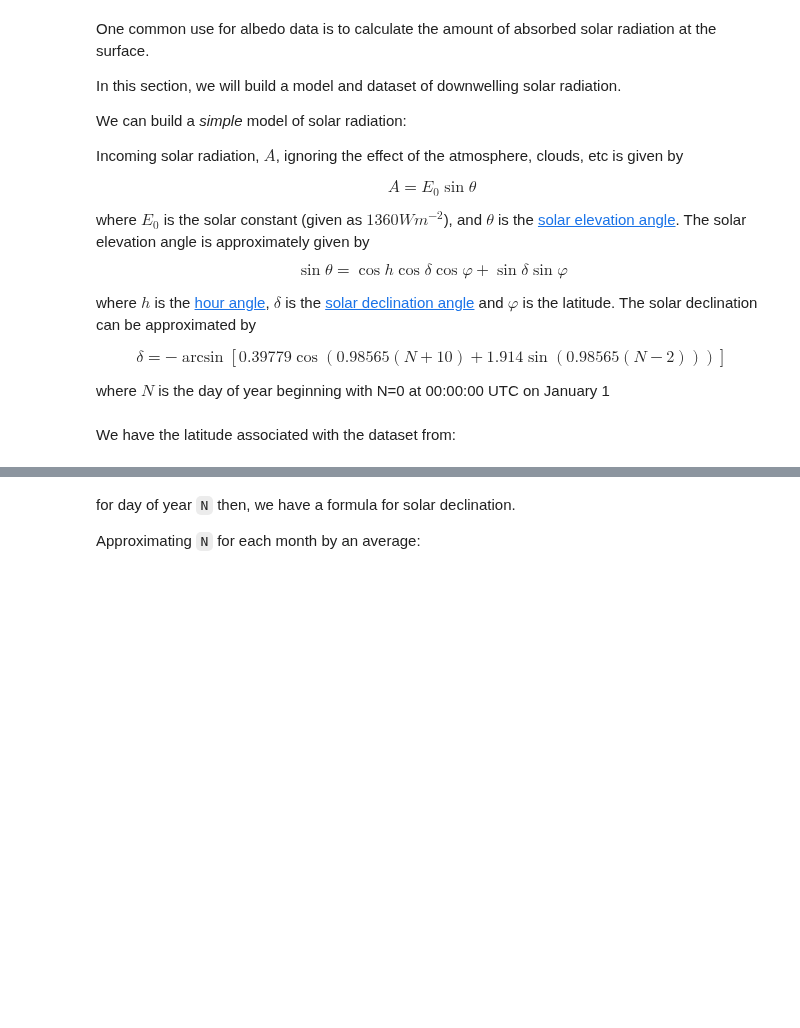
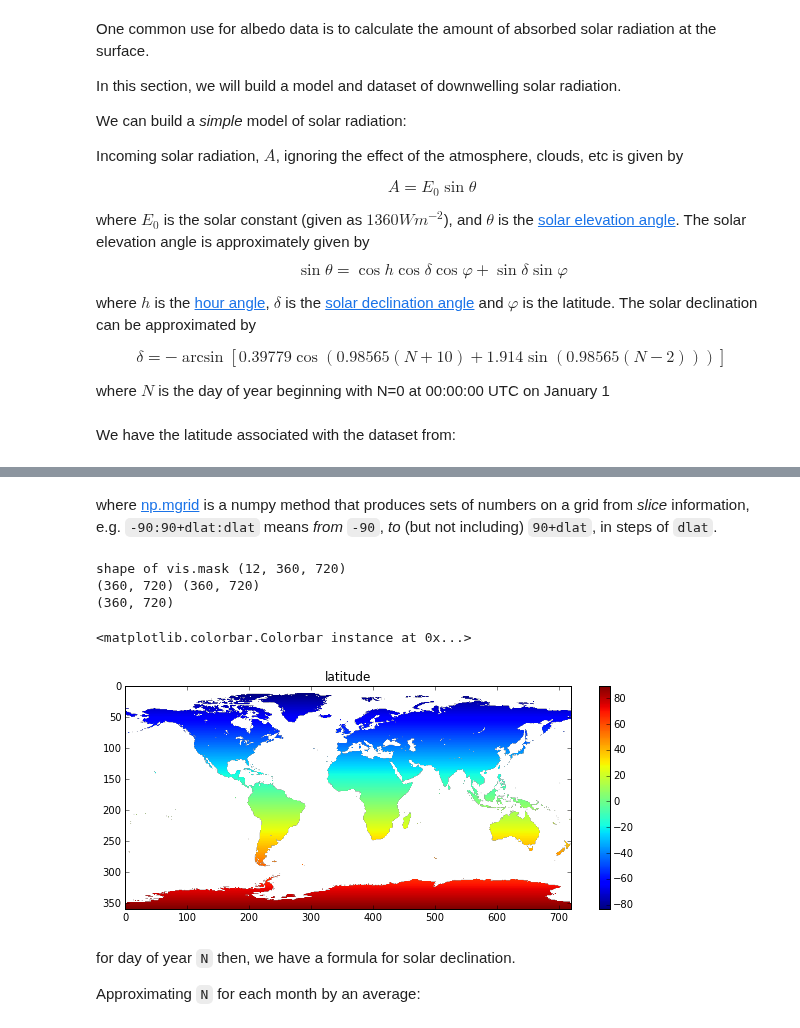
Before and after one commit to profLewis/geogg122, a Jupyter notebook: Chapter3_Scientific_Numerical_Python/Scientific_Numerical_Python.ipynb, the cells around one changed output, grey strips where cells are left out. Drawn from its saved outputs; the diff is of its cells as text; code cells hidden in the pictures; blank space fills up the shorter version.

```diff
--- a/Chapter3_Scientific_Numerical_Python/Scientific_Numerical_Python.ipynb
+++ b/Chapter3_Scientific_Numerical_Python/Scientific_Numerical_Python.ipynb
@@ -1366,0 +1522,19 @@ plt.ylabel('latitude')
+# %%
+# example filename : use formatting string:
+# %d%02d
+year = 2009
+month = 1
+filename = root + 'GlobAlbedo.%d%02d.mosaic.5.nc'%(year,month)
+print filename
+
+# read some data to get the shape
+vis = masked(layers=['BHR_VIS'])
+
+# latitude, longitude
+dd = 0.5
+
+lat,lon = np.mgrid[-90+dd/2:90+dd/2:dd,-180+dd/2:180+dd/2:dd]
+print '------ latitude ------'
+print lat
+print '------ longitude ------'
+print lon
@@ -1367,3 +1559,31 @@ plt.ylabel('latitude')
+# %% [markdown]
+where [np.mgrid](http://docs.scipy.org/doc/numpy/reference/generated/numpy.mgrid.html) is a numpy method that produces sets of numbers on a grid from *slice* information, e.g. `-90:90+dlat:dlat` means *from* `-90`, *to* (but not including) `90+dlat`, in steps of `dlat`.
+# %%
+# lets make it a masked array
+
+lat,lon = np.mgrid[-90+dd/2:90+dd/2:dd,-180+dd/2:180+dd/2:dd]
+
+# The boolean mask is stored as vis.mask
+print 'shape of vis.mask',vis.mask.shape
+
+# we want a single time slice so mask[0]
+print vis.mask[0].shape,lat.shape
+
+lat = ma.array(lat,mask=vis.mask[0])
+
+print lat.shape
+
+plt.figure(figsize=(10,4))
+plt.imshow(lat)
+
+plt.title('latitude')
+plt.colorbar()
+# %% [output]
+shape of vis.mask (12, 360, 720)
+(360, 720) (360, 720)
+(360, 720)
+<matplotlib.colorbar.Colorbar instance at 0x...>
+[figure, added]
 # %% [markdown]
 for day of year `N` then, we have a formula for solar declination.
 
```
Also changed, not shown: parts of 56 cells of this notebook, 38 other files.
